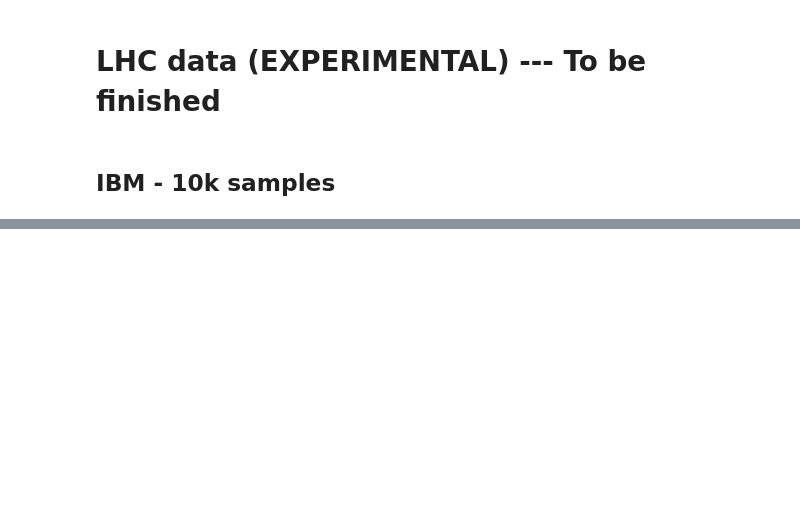
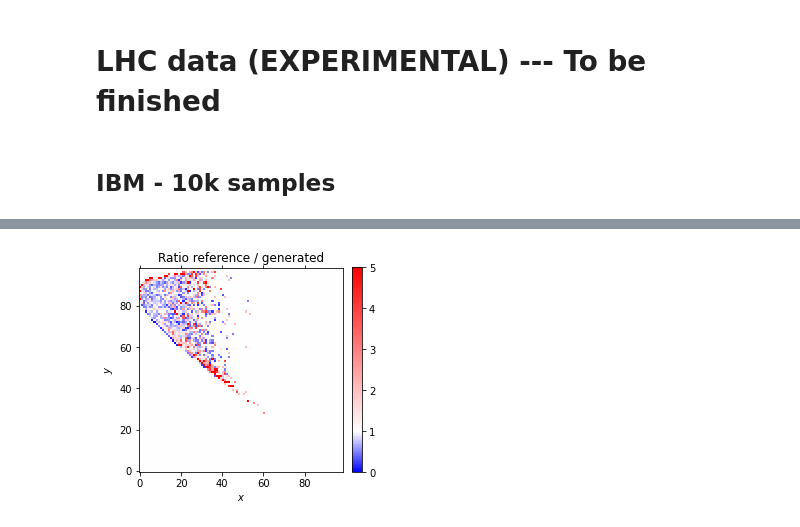
Before and after one commit to QTI-TH/style-qgan, a Jupyter notebook: classical-quantum-gan/results/plots_notebook/plots.ipynb, the cells around one changed output, grey strips where cells are left out. Cells and saved outputs as stored; diff of their text form; code cells hidden in the pictures; blank space fills up the shorter version.

```diff
--- a/classical-quantum-gan/results/plots_notebook/plots.ipynb
+++ b/classical-quantum-gan/results/plots_notebook/plots.ipynb
@@ -928,0 +1049,86 @@ plt.savefig(f"y-s_RATIO_100k.pdf", bbox_inches='tight')
+# %%
+ratio = [0]*9801
+H_real, xedges, yedges = np.histogram2d(x_real1, -1*x_real2, [np.logspace(np.log10(min(x_real1)),np.log10(max(x_real1)),bins),-1*np.logspace(np.log10(max(x_real2)),np.log10(min(x_real2)),bins)])
+H_fake, xedges, yedges = np.histogram2d(x_fake1, -1*x_fake2, [np.logspace(np.log10(min(x_real1)),np.log10(max(x_real1)),bins),-1*np.logspace(np.log10(max(x_real2)),np.log10(min(x_real2)),bins)])
+H_real = np.array(H_real).reshape(9801,)
+H_fake = np.array(H_fake).reshape(9801,)
+for i in range(len(ratio)):
+    if H_fake[i] == 0:
+        ratio[i] = 1
+    elif H_real[i] == 0:
+        ratio[i] = 1
+    else:
+        ratio[i] = H_real[i]/H_fake[i]
+
+elev_min=float(max(ratio))
+elev_max=float(min(ratio))
+mid_val=1
+
+from matplotlib.colors import TwoSlopeNorm
+divnorm=TwoSlopeNorm(vmin=0, vcenter=1, vmax=5)
+
+plt.figure(figsize=(4,3))
+plt.matshow(np.array(ratio).reshape(99, 99).T, cmap='bwr', norm=divnorm)
+plt.title('Ratio reference / generated')
+plt.ylabel('$y$')
+plt.xlabel('$x$')
+plt.gca().invert_yaxis()
+plt.tick_params(labeltop=False, labelbottom=True)
+plt.colorbar(fraction=0.046, pad=0.04)
+plt.savefig(f"s-t_RATIO_100k.pdf", bbox_inches='tight')
+
+
+ratio = [0]*9801
+H_real, xedges, yedges = np.histogram2d(-1*x_real2, x_real3, [-1*np.logspace(np.log10(max(x_real2)),np.log10(min(x_real2)),bins),np.linspace(min(x_real3),max(x_real3),bins)])
+H_fake, xedges, yedges = np.histogram2d(-1*x_fake2, x_fake3, [-1*np.logspace(np.log10(max(x_real2)),np.log10(min(x_real2)),bins),np.linspace(min(x_real3),max(x_real3),bins)])
+H_real = np.array(H_real).reshape(9801,)
+H_fake = np.array(H_fake).reshape(9801,)
+for i in range(len(ratio)):
+    if H_fake[i] == 0:
+        ratio[i] = 1
+    elif H_real[i] == 0:
+        ratio[i] = 1
+    else:
+        ratio[i] = H_real[i]/H_fake[i]
+
+elev_min=float(max(ratio))
+elev_max=float(min(ratio))
+mid_val=1
+
+plt.figure(figsize=(4,3))
+plt.matshow(np.array(ratio).reshape(99, 99).T, cmap='bwr', norm=divnorm)
+plt.title('Ratio reference / generated')
+plt.ylabel('$z$')
+plt.xlabel('$y$')
+plt.gca().invert_yaxis()
+plt.tick_params(labeltop=False, labelbottom=True)
+plt.colorbar(fraction=0.046, pad=0.04)
+plt.savefig(f"t-y_RATIO_100k.pdf", bbox_inches='tight')
+
+ratio = [0]*9801
+H_real, xedges, yedges = np.histogram2d(x_real3, x_real1, [np.linspace(min(x_real3),max(x_real3),bins),np.logspace(np.log10(min(x_real1)),np.log10(max(x_real1)),bins)])
+H_fake, xedges, yedges = np.histogram2d(x_fake3, x_fake1, [np.linspace(min(x_real3),max(x_real3),bins),np.logspace(np.log10(min(x_real1)),np.log10(max(x_real1)),bins)])
+H_real = np.array(H_real).reshape(9801,)
+H_fake = np.array(H_fake).reshape(9801,)
+for i in range(len(ratio)):
+    if H_fake[i] == 0:
+        ratio[i] = 1
+    elif H_real[i] == 0:
+        ratio[i] = 1
+    else:
+        ratio[i] = H_real[i]/H_fake[i]
+
+elev_min=float(max(ratio))
+elev_max=float(min(ratio))
+mid_val=1
+
+plt.figure(figsize=(4,3))
+plt.matshow(np.array(ratio).reshape(99, 99).T, cmap='bwr', norm=divnorm)
+plt.title('Ratio reference / generated')
+plt.ylabel('$x$')
+plt.xlabel('$z$')
+plt.gca().invert_yaxis()
+plt.tick_params(labeltop=False, labelbottom=True)
+plt.colorbar(fraction=0.046, pad=0.04)
+plt.savefig(f"y-s_RATIO_100k.pdf", bbox_inches='tight')
+# %% [output]
@@ -928,0 +1136 @@ plt.savefig(f"y-s_RATIO_100k.pdf", bbox_inches='tight')
+[figure, added]
```
Also changed, not shown: parts of 7 cells of this notebook, 24 other files.
